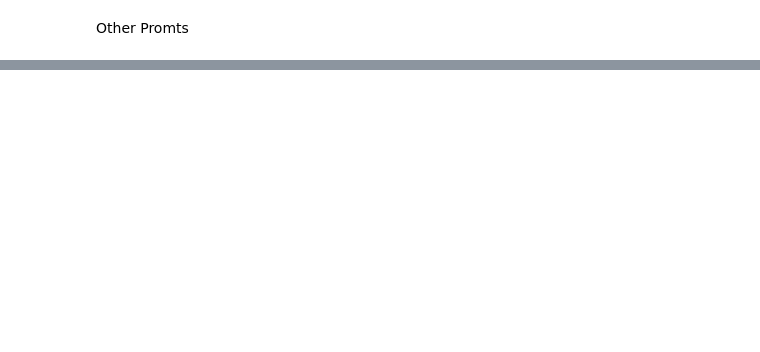
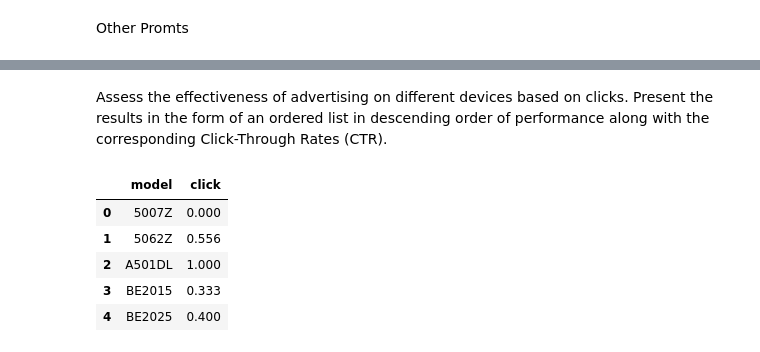
Before and after one commit to victoria-lokteva/LLM-test-task, a Jupyter notebook: ctr.ipynb, the cells around one changed output, grey strips where cells are left out. Saved outputs shown, nothing was run; the diff lists cells and outputs as text; code cells hidden in the pictures; blank space fills up the shorter version.

```diff
--- a/ctr.ipynb
+++ b/ctr.ipynb
@@ -147,0 +195,21 @@ Other Promts
+# %% [markdown]
+Assess the effectiveness of advertising on different devices based on clicks. Present the results in the form of an ordered list in descending order of performance along with the corresponding Click-Through Rates (CTR).
+# %%
+rare_models = [model for model, count in data['model'].value_counts().items() if count < 5]
+data['is_rare_model'] = data['model'].isin(rare_models)
+
+click_models = (data
+                .loc[data['is_rare_model'] == False]
+                .groupby('model')
+                ['click']
+                .mean()
+                .reset_index())
+
+click_models.head()
+# %% [output]
+|  | model | click |
+| 0 | 5007Z | 0.000 |
+| 1 | 5062Z | 0.556 |
+| 2 | A501DL | 1.000 |
+| 3 | BE2015 | 0.333 |
+| 4 | BE2025 | 0.400 |
```
Also changed, not shown: parts of 15 cells of this notebook, 1 other file.
